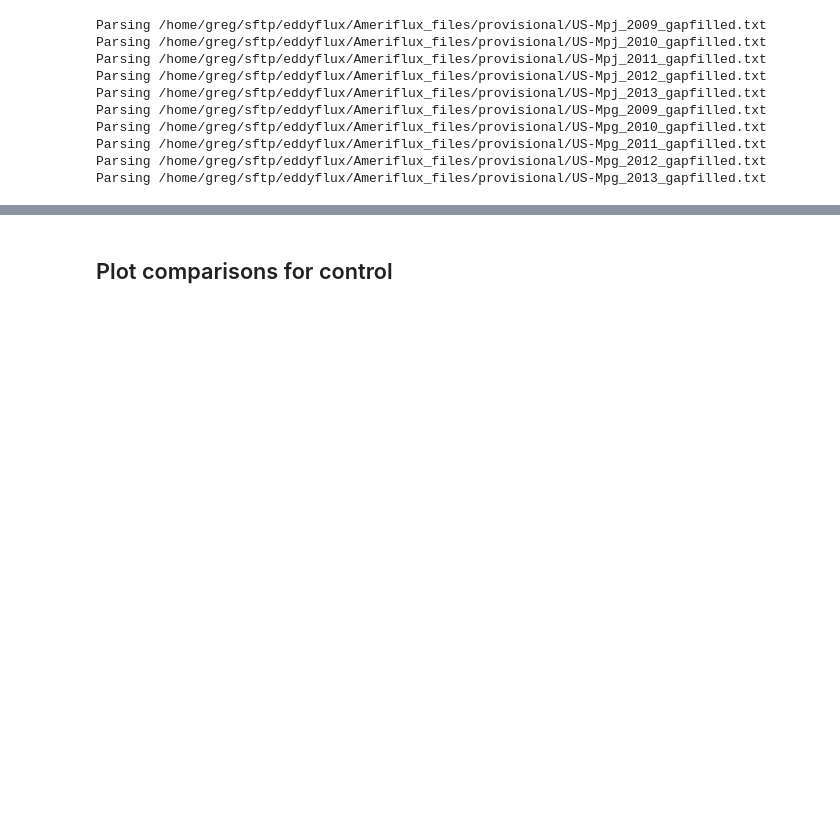
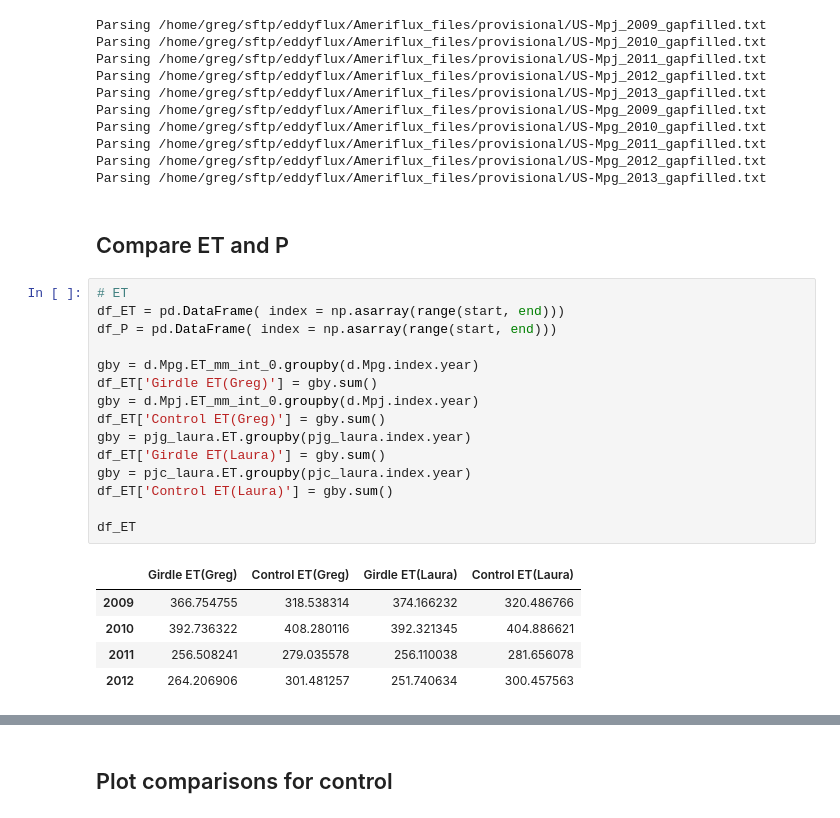
Before and after one commit to gremau/NMEG_miscellany, a Jupyter notebook: laura_vs_greg.ipynb, the cells around one changed output, grey strips where cells are left out. Cells and saved outputs as stored; diff of their text form; blank space fills up the shorter version.

```diff
--- a/laura_vs_greg.ipynb
+++ b/laura_vs_greg.ipynb
@@ -54,3 +55,26 @@ Parsing /home/greg/sftp/eddyflux/Ameriflux_files/provisional/US-Mpg_2010_gapfill
 Parsing /home/greg/sftp/eddyflux/Ameriflux_files/provisional/US-Mpg_2011_gapfilled.txt
 Parsing /home/greg/sftp/eddyflux/Ameriflux_files/provisional/US-Mpg_2012_gapfilled.txt
 Parsing /home/greg/sftp/eddyflux/Ameriflux_files/provisional/US-Mpg_2013_gapfilled.txt
+# %% [markdown]
+## Compare ET and P
+# %%
+# ET
+df_ET = pd.DataFrame( index = np.asarray(range(start, end)))
+df_P = pd.DataFrame( index = np.asarray(range(start, end)))
+
+gby = d.Mpg.ET_mm_int_0.groupby(d.Mpg.index.year)
+df_ET['Girdle ET(Greg)'] = gby.sum()
+gby = d.Mpj.ET_mm_int_0.groupby(d.Mpj.index.year)
+df_ET['Control ET(Greg)'] = gby.sum()
+gby = pjg_laura.ET.groupby(pjg_laura.index.year)
+df_ET['Girdle ET(Laura)'] = gby.sum()
+gby = pjc_laura.ET.groupby(pjc_laura.index.year)
+df_ET['Control ET(Laura)'] = gby.sum()
+
+df_ET
+# %% [output]
+|  | Girdle ET(Greg) | Control ET(Greg) | Girdle ET(Laura) | Control ET(Laura) |
+| 2009 | 366.754755 | 318.538314 | 374.166232 | 320.486766 |
+| 2010 | 392.736322 | 408.280116 | 392.321345 | 404.886621 |
+| 2011 | 256.508241 | 279.035578 | 256.110038 | 281.656078 |
+| 2012 | 264.206906 | 301.481257 | 251.740634 | 300.457563 |
```
Also changed, not shown: parts of 4 cells of this notebook, 1 other file.
